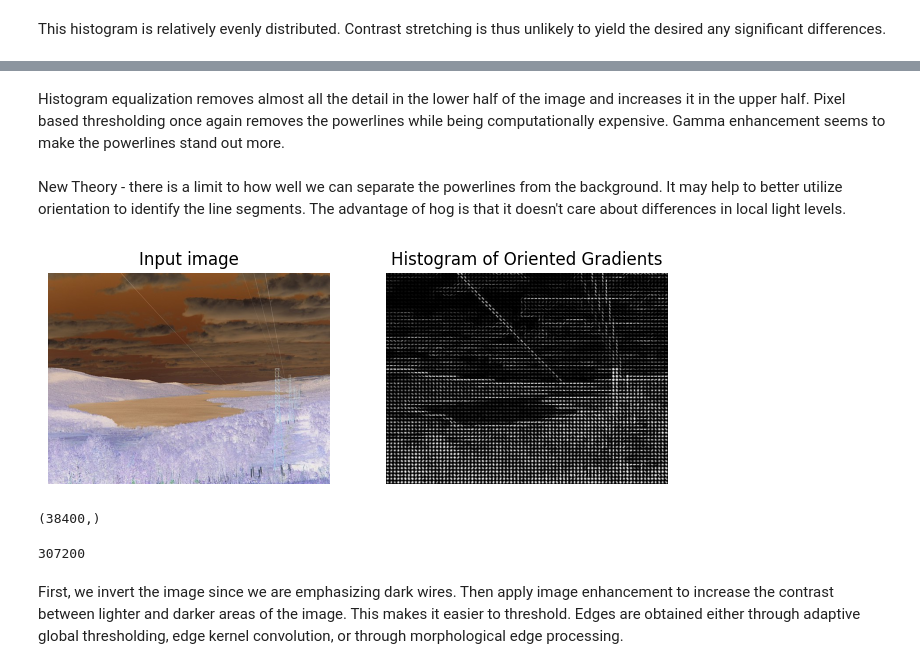
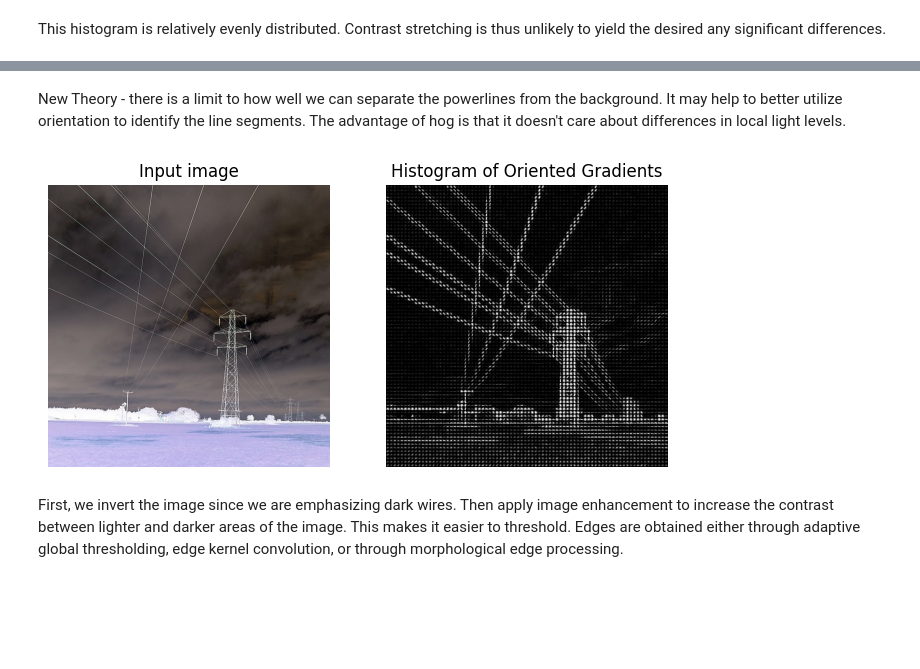
Before and after one commit to Mikerive/Color-Space, a Jupyter notebook: Power_Line_Project.ipynb, the cells around one changed output, grey strips where cells are left out. Saved outputs shown, nothing was run; the diff lists cells and outputs as text; code cells hidden in the pictures; blank space fills up the shorter version.

Commit message:
Updated Powerline Detection Methods.

```diff
--- a/Power_Line_Project.ipynb
+++ b/Power_Line_Project.ipynb
@@ -87,5 +89,10 @@ vsobel3 = np.array([[1, 1, 1],
 # %%
 folder_name = 'PowerLineProject/Picture1'
 
-inverted, inverted_path = ColorSpace('Image/Panoramic_PowerLine.jpg', folder_name, 'inverted').process(inversion())
+inverted, inverted_path = ColorSpace('Image/PowerLineProject/TrainImages/9.jpg', folder_name, 'inverted').process(inversion())
 gray, inverted_path = ColorSpace(inverted_path, folder_name, 'gray').process(rgb_to_grayscale())
+
+gamma, gamma_path = Filters(inverted_path, folder_name, '4', plot = True).process(gamma_correction(4))
+gamma1, gamma1_path = Filters(inverted_path, folder_name, ' ', plot = True).process(contrast_stretch())
+gamma2, gamma2_path = Filters(inverted_path, folder_name, ' ', plot = True).process(histogram_equalization())
+# gpixel, gpixel_path = Segment(gamma_path, folder_name, 'gPixel', plot=True).process(Global_Threshold(80))
@@ -179,4 +196,2 @@ gpixel, gpixel_path = Segment(gamma_path, folder_name, 'gPixel').process(Global_
-# %% [markdown]
-Histogram equalization removes almost all the detail in the lower half of the image and increases it in the upper half. Pixel based thresholding once again removes the powerlines while being computationally expensive. Gamma enhancement seems to make the powerlines stand out more.
 # %% [markdown]
 New Theory - there is a limit to how well we can separate the powerlines from the background. It may help to better utilize orientation to identify the line segments. The advantage of hog is that it doesn't care about differences in local light levels.
@@ -185,35 +198,27 @@ import cv2
 # %%
 import matplotlib.pyplot as plt
 from skimage.feature import hog
 from skimage import data, exposure
 
 image = inverted
-fd, hog_image = hog(image, orientations=8, pixels_per_cell=(8, 8),
-                    cells_per_block=(1, 1), visualize=True, multichannel=True)
+fd, hog_image = hog(image, orientations=9, pixels_per_cell=(8, 8),
+                    cells_per_block=(7, 7), visualize=True, multichannel=True)
 
 fig, (ax1, ax2) = plt.subplots(1, 2, figsize=(8, 4), sharex=True, sharey=True)
 
 ax1.axis('off')
 ax1.imshow(image, cmap=plt.cm.gray)
 ax1.set_title('Input image')
 
 # Rescale histogram for better display
 hog_image_rescaled = exposure.rescale_intensity(hog_image, in_range=(0, 10))
 
 ax2.axis('off')
 ax2.imshow(hog_image_rescaled, cmap=plt.cm.gray)
 ax2.set_title('Histogram of Oriented Gradients')
 plt.show()
 # %% [output]
-[figure, old version]
+[figure, new version]
-# %%
-fd.shape
-# %% [output]
-(38400,)
-# %%
-hog_image.shape[0] * hog_image.shape[1]
-# %% [output]
-307200
 # %% [markdown]
 First, we invert the image since we are emphasizing dark wires. Then apply image enhancement to increase the contrast between lighter and darker areas of the image. This makes it easier to threshold. Edges are obtained either through adaptive global thresholding, edge kernel convolution, or through morphological edge processing.
 # %%
```
Also changed, not shown: parts of 23 cells of this notebook, 3 other files.
